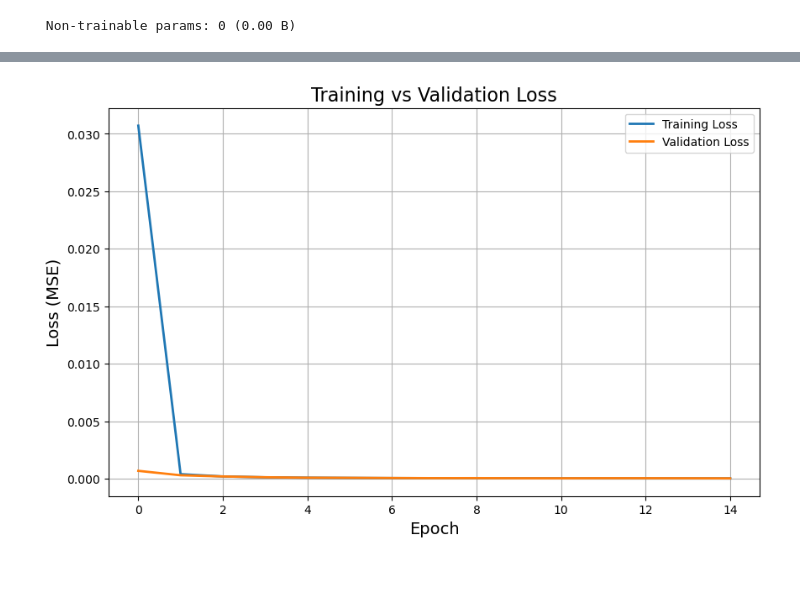
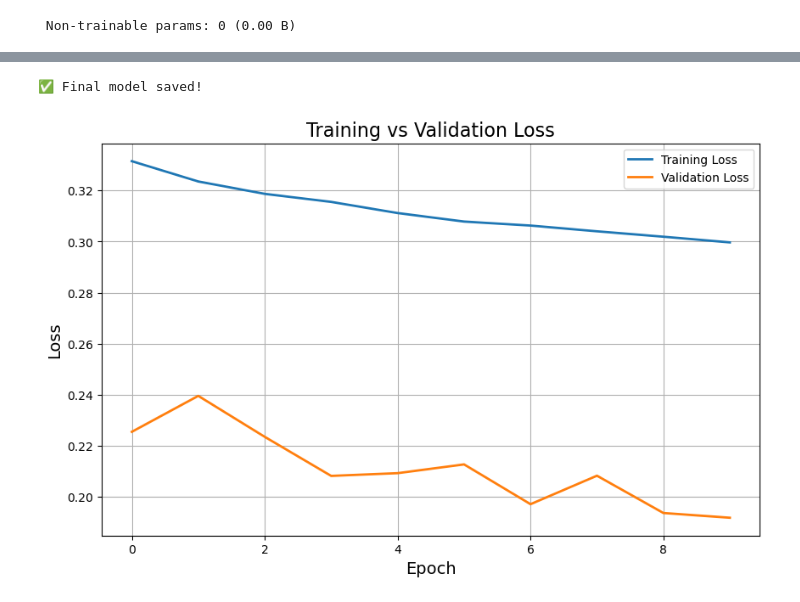
Before and after one commit to pholmes116/NFL-player-trajectories-public, a Jupyter notebook: code/LSTM_position_only.ipynb, the cells around one changed output, grey strips where cells are left out. Cells and saved outputs as stored; diff of their text form; code cells hidden in the pictures; blank space fills up the shorter version.

Commit message:
LSTM with compatible visualizer updated
updated final lstm model (position only)
modified visualizer to display multiple player trajectery

```diff
--- a/code/LSTM_position_only.ipynb
+++ b/code/LSTM_position_only.ipynb
@@ -90,10 +84,18 @@ Model: "functional"
 # ╔══════════════════════╗
 # ║ 3. Compile Model    ║
 # ╚══════════════════════╝
+import tensorflow.keras.backend as K
+
+def euclidean_distance_loss(y_true, y_pred):
+    # per-sample euclidean distance, then mean over batch
+    sq_diff = K.square(y_pred - y_true)         # (batch,46)
+    sum_sq  = K.sum(sq_diff, axis=-1)           # (batch,)
+    dist    = K.sqrt(sum_sq + 1e-6)             # add epsilon for numerical stability
+    return K.mean(dist)                         # scalar
 
 model.compile(
     optimizer=tf.keras.optimizers.Adam(learning_rate=1e-3),
-    loss="mse",
+    loss=euclidean_distance_loss,
     metrics=["mae"]
 )
 # %%
@@ -123,8 +122,7 @@ checkpoint_cb = ModelCheckpoint(
 # ║ 5. Train the model (with timing & callbacks) ║
 # ╚═══════════════════════════════════════════╝
 
-
-EPOCHS = 5
+EPOCHS = 10
 
 history = model.fit(
     train_ds,
@@ -163,24 +168,25 @@ KeyboardInterrupt:
 # ╔═════════════════════╗
 # ║ 6. Save final model ║
 # ╚═════════════════════╝
-
 model.save("saved_models/lstm_position_only_final.keras")
 print("✅ Final model saved!")
+# %% [output]
+✅ Final model saved!
 # %%
 # ╔════════════════════════════════════════╗
 # ║ 7. Plot training and validation curves ║
 # ╚════════════════════════════════════════╝
 
 import matplotlib.pyplot as plt
 
 plt.figure(figsize=(10,6))
 plt.plot(history.history['loss'], label='Training Loss', linewidth=2)
 plt.plot(history.history['val_loss'], label='Validation Loss', linewidth=2)
 plt.xlabel('Epoch', fontsize=14)
-plt.ylabel('Loss (MSE)', fontsize=14)
+plt.ylabel('Loss', fontsize=14)
 plt.title('Training vs Validation Loss', fontsize=16)
 plt.legend()
 plt.grid(True)
 plt.show()
 # %% [output]
-[figure, old version]
+[figure, new version]
```
Also changed, not shown: parts of 5 cells of this notebook, 3 other files.
